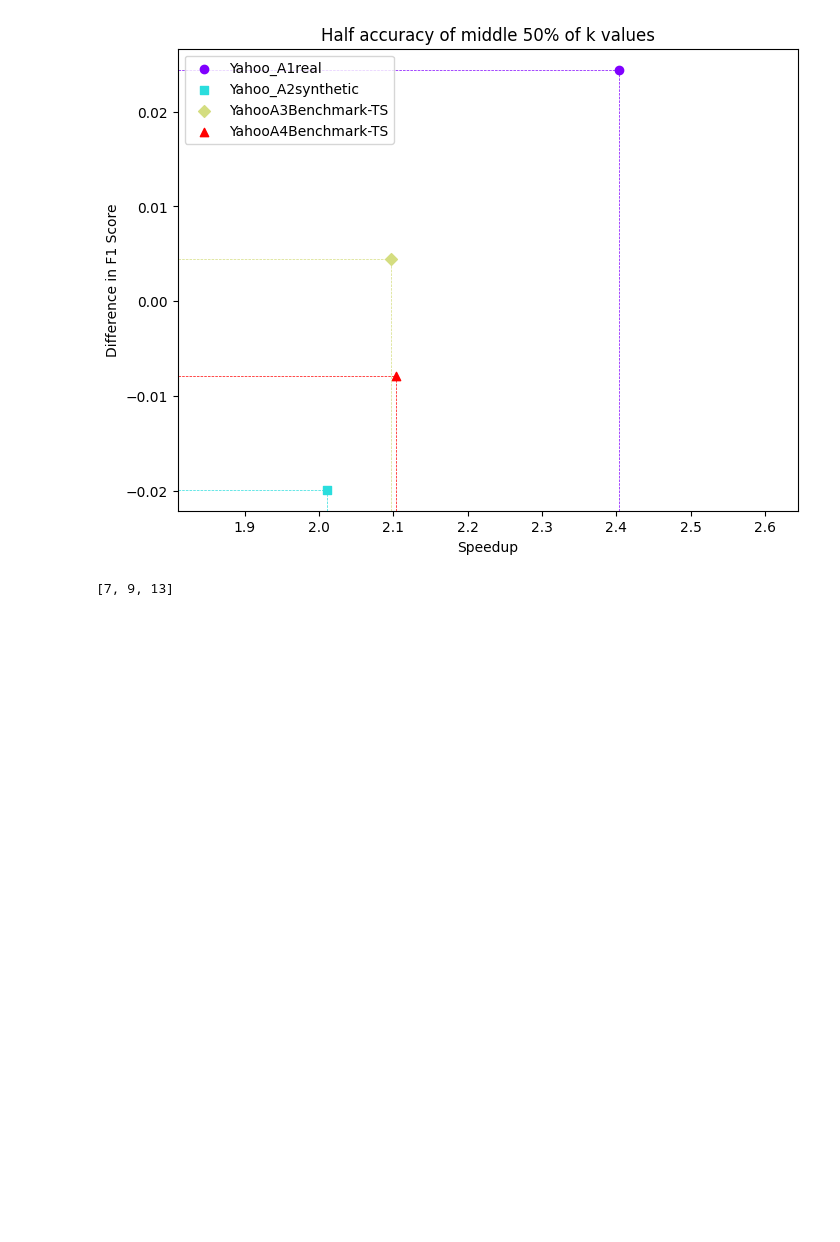
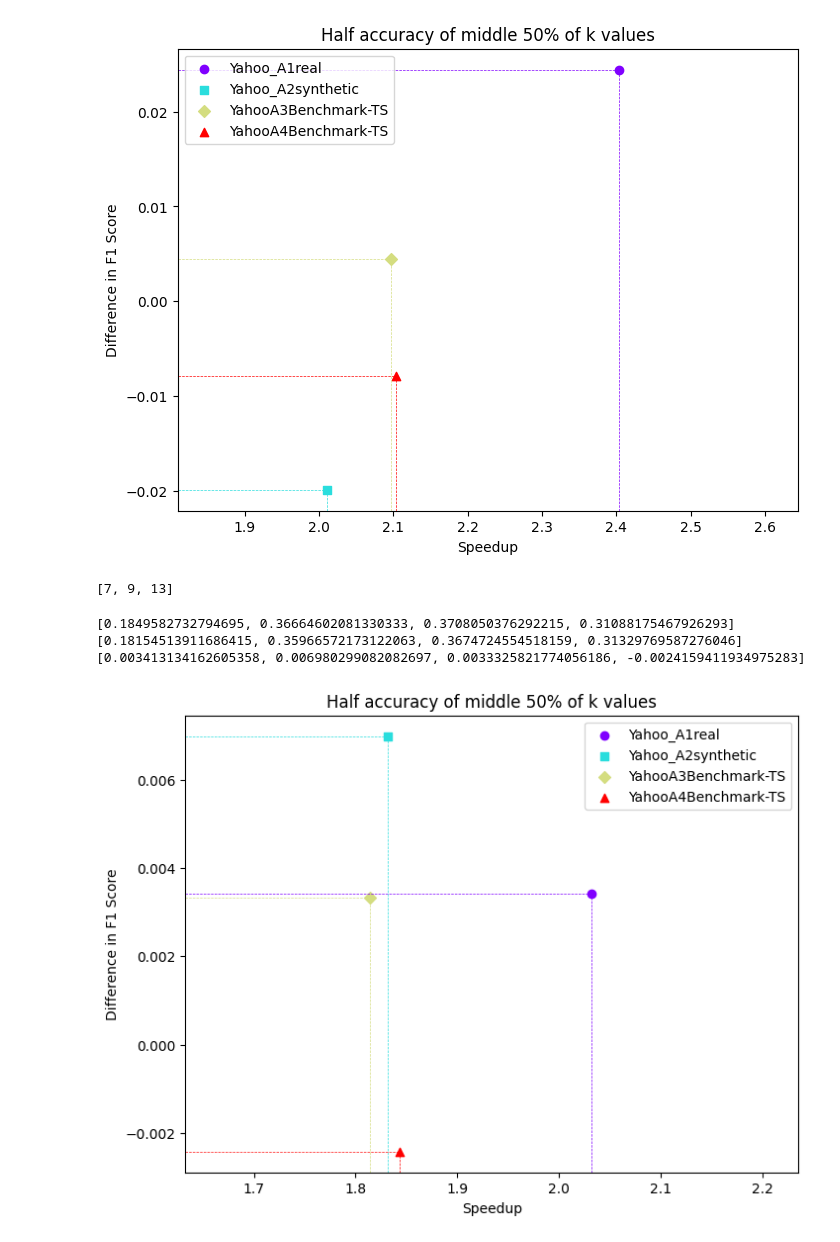
Before and after one commit to patiosga/ADBOD, a Jupyter notebook: k_values_experiments.ipynb, the cells around one changed output. Saved outputs shown, nothing was run; the diff lists cells and outputs as text; code cells hidden in the pictures; blank space fills up the shorter version.

```diff
--- a/k_values_experiments.ipynb
+++ b/k_values_experiments.ipynb
@@ -73,3 +73,11 @@ Experiment.plot_results(speedups, f1s, title='Half accuracy of middle 50% of k v
 k6
 # %% [output]
 [7, 9, 13]
+# %%
+k7 = [6,7,8]
+speedups, f1s = Experiment.test_all_datasets(mode='k', slide=100, window=200, k=k7)
+Experiment.plot_results(speedups, f1s, title='Half accuracy of middle 50% of k values')
+# %% [output]
+[0.1849582732794695, 0.36664602081330333, 0.3708050376292215, 0.31088175467926293] [0.18154513911686415, 0.35966572173122063, 0.3674724554518159, 0.31329769587276046]
+[0.003413134162605358, 0.006980299082082697, 0.0033325821774056186, -0.0024159411934975283]
+[figure, added]
```
Also changed, not shown: 6 other files.
